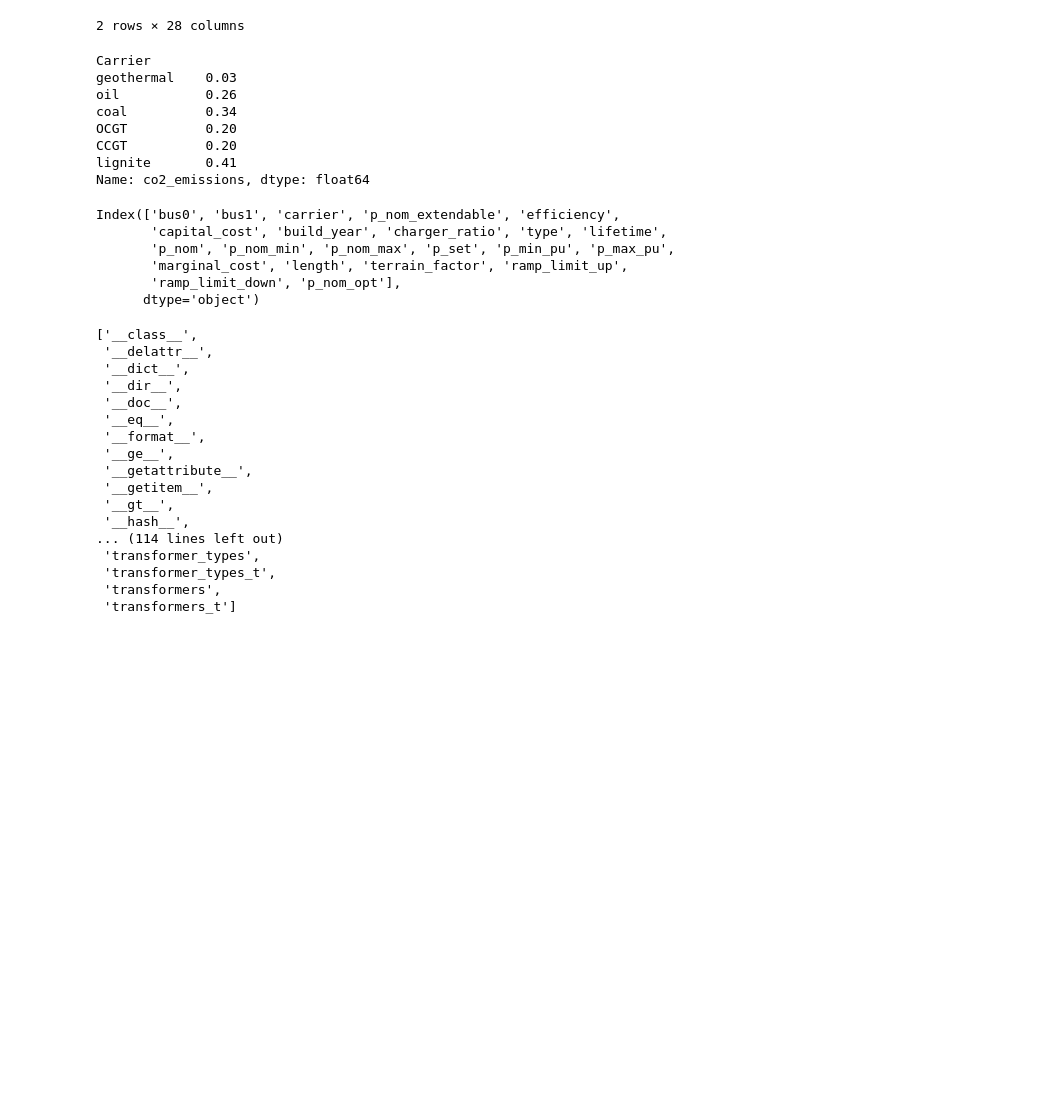
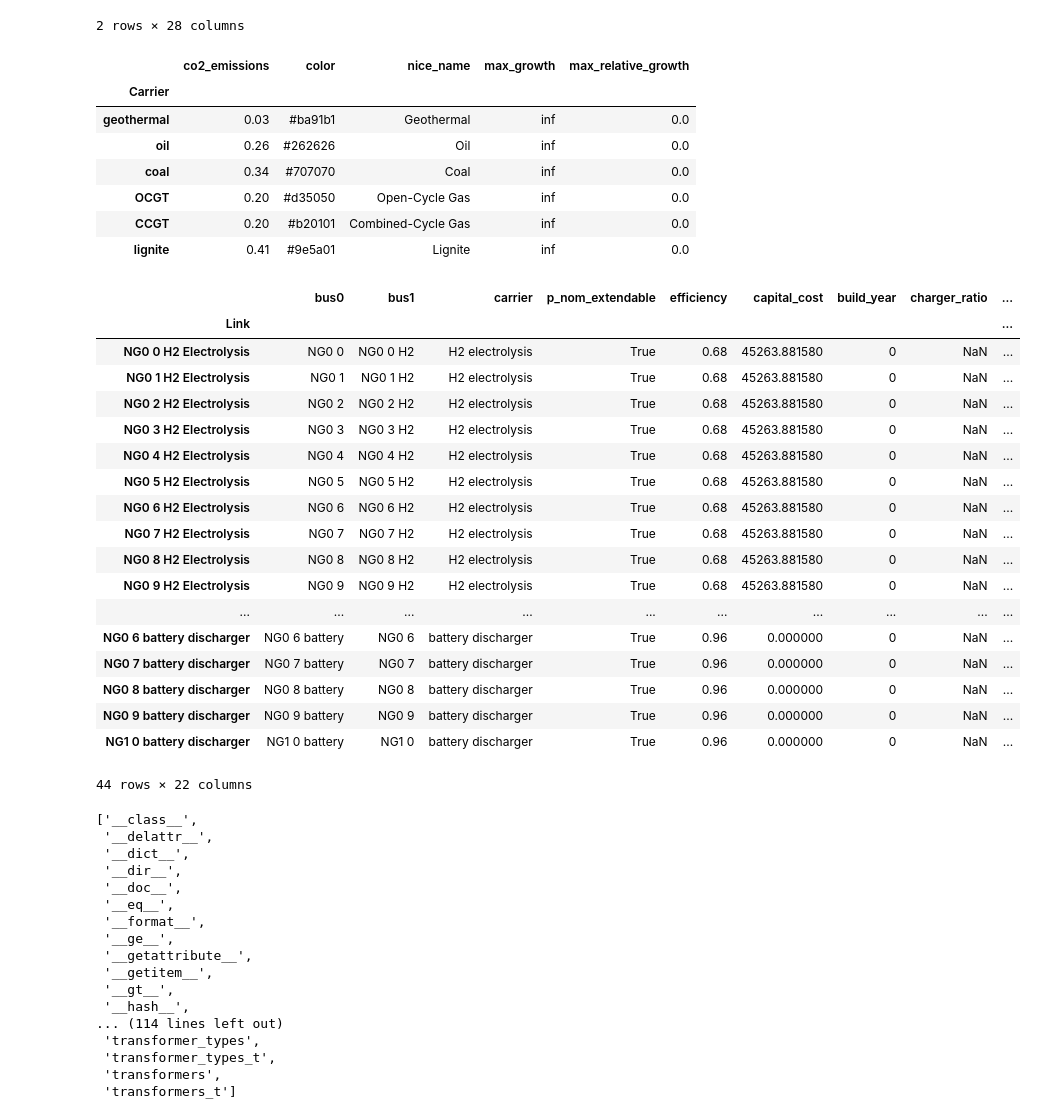
Before and after one commit to drifter089/streamlit_vis, a Jupyter notebook: ng_nb.ipynb, the cells around one changed output. Drawn from its saved outputs; the diff is of its cells as text; code cells hidden in the pictures; blank space fills up the shorter version.

```diff
--- a/ng_nb.ipynb
+++ b/ng_nb.ipynb
@@ -139,25 +234,38 @@ n1.storage_units
 | NG0 7 hydro | 1313.057325 | 0.9 | 0.0 | True | hydro | NG0 7 | 6.0 | ... |
 2 rows × 28 columns
 # %%
-n1.carriers[n1.carriers["co2_emissions"]!=0]["co2_emissions"]
+n1.carriers[n1.carriers["co2_emissions"]!=0]
 # %% [output]
-Carrier
-geothermal    0.03
-oil           0.26
-coal          0.34
-OCGT          0.20
-CCGT          0.20
-lignite       0.41
-Name: co2_emissions, dtype: float64
+|  | co2_emissions | color | nice_name | max_growth | max_relative_growth |
+| Carrier |  |  |  |  |  |
+| geothermal | 0.03 | #ba91b1 | Geothermal | inf | 0.0 |
+| oil | 0.26 | #262626 | Oil | inf | 0.0 |
+| coal | 0.34 | #707070 | Coal | inf | 0.0 |
+| OCGT | 0.20 | #d35050 | Open-Cycle Gas | inf | 0.0 |
+| CCGT | 0.20 | #b20101 | Combined-Cycle Gas | inf | 0.0 |
+| lignite | 0.41 | #9e5a01 | Lignite | inf | 0.0 |
 # %%
-n1.links.columns
+n1.links
 # %% [output]
+|  | bus0 | bus1 | carrier | p_nom_extendable | efficiency | capital_cost | build_year | charger_ratio | ... |
+| Link |  |  |  |  |  |  |  |  | ... |
+| NG0 0 H2 Electrolysis | NG0 0 | NG0 0 H2 | H2 electrolysis | True | 0.68 | 45263.881580 | 0 | NaN | ... |
+| NG0 1 H2 Electrolysis | NG0 1 | NG0 1 H2 | H2 electrolysis | True | 0.68 | 45263.881580 | 0 | NaN | ... |
+| NG0 2 H2 Electrolysis | NG0 2 | NG0 2 H2 | H2 electrolysis | True | 0.68 | 45263.881580 | 0 | NaN | ... |
+| NG0 3 H2 Electrolysis | NG0 3 | NG0 3 H2 | H2 electrolysis | True | 0.68 | 45263.881580 | 0 | NaN | ... |
+| NG0 4 H2 Electrolysis | NG0 4 | NG0 4 H2 | H2 electrolysis | True | 0.68 | 45263.881580 | 0 | NaN | ... |
+| NG0 5 H2 Electrolysis | NG0 5 | NG0 5 H2 | H2 electrolysis | True | 0.68 | 45263.881580 | 0 | NaN | ... |
+| NG0 6 H2 Electrolysis | NG0 6 | NG0 6 H2 | H2 electrolysis | True | 0.68 | 45263.881580 | 0 | NaN | ... |
+| NG0 7 H2 Electrolysis | NG0 7 | NG0 7 H2 | H2 electrolysis | True | 0.68 | 45263.881580 | 0 | NaN | ... |
+| NG0 8 H2 Electrolysis | NG0 8 | NG0 8 H2 | H2 electrolysis | True | 0.68 | 45263.881580 | 0 | NaN | ... |
+| NG0 9 H2 Electrolysis | NG0 9 | NG0 9 H2 | H2 electrolysis | True | 0.68 | 45263.881580 | 0 | NaN | ... |
+| ... | ... | ... | ... | ... | ... | ... | ... | ... | ... |
+| NG0 6 battery discharger | NG0 6 battery | NG0 6 | battery discharger | True | 0.96 | 0.000000 | 0 | NaN | ... |
+| NG0 7 battery discharger | NG0 7 battery | NG0 7 | battery discharger | True | 0.96 | 0.000000 | 0 | NaN | ... |
+| NG0 8 battery discharger | NG0 8 battery | NG0 8 | battery discharger | True | 0.96 | 0.000000 | 0 | NaN | ... |
+| NG0 9 battery discharger | NG0 9 battery | NG0 9 | battery discharger | True | 0.96 | 0.000000 | 0 | NaN | ... |
+| NG1 0 battery discharger | NG1 0 battery | NG1 0 | battery discharger | True | 0.96 | 0.000000 | 0 | NaN | ... |
-Index(['bus0', 'bus1', 'carrier', 'p_nom_extendable', 'efficiency',
-       'capital_cost', 'build_year', 'charger_ratio', 'type', 'lifetime',
-       'p_nom', 'p_nom_min', 'p_nom_max', 'p_set', 'p_min_pu', 'p_max_pu',
-       'marginal_cost', 'length', 'terrain_factor', 'ramp_limit_up',
-       'ramp_limit_down', 'p_nom_opt'],
-      dtype='object')
+44 rows × 22 columns
 # %%
 dir(n1)
 # %% [output]
```
Also changed, not shown: parts of 10 cells of this notebook, 4 other files.
